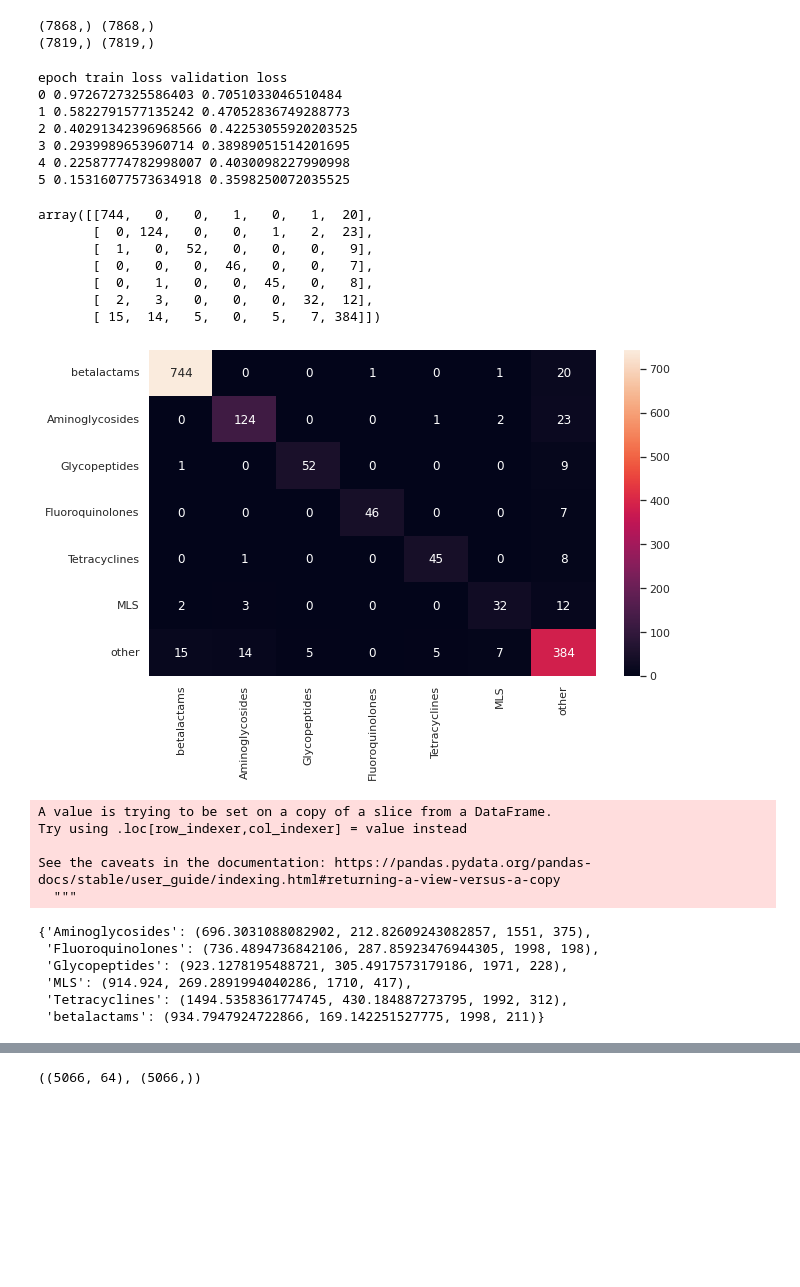
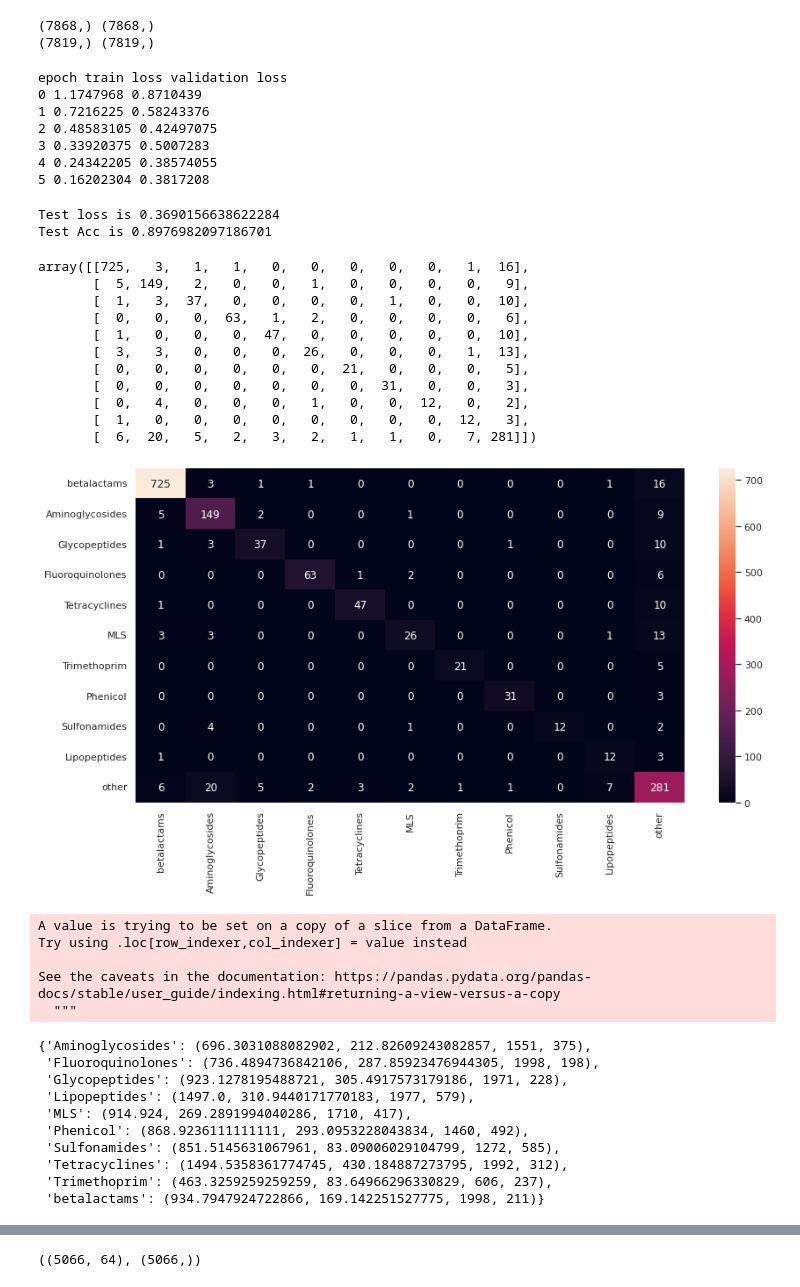
Before and after one commit to bhaweshiitk/20.C51_project, a Jupyter notebook: 20_C51_Graduate_Project.ipynb, the cells around one changed output, grey strips where cells are left out. Drawn from its saved outputs; the diff is of its cells as text; code cells hidden in the pictures; blank space fills up the shorter version.

```diff
--- a/20_C51_Graduate_Project.ipynb
+++ b/20_C51_Graduate_Project.ipynb
@@ -148,8 +148,8 @@ Biguanide_cation_efflux                   1
 Sulfonamide_monooxygenase                 1
 Name: mechanism, Length: 219, dtype: int64
 # %%
-label_1 = ['Aminoglycosides', 'betalactams', 'Glycopeptides', 'Tetracyclines', 'MLS', 'Fluoroquinolones']
-label_2 = ['Class_A_betalactamases', 'Class_B_betalactamases', 'Class_c_betalactamases', 'Class_D_betalactamases']
+label_1 = ['Aminoglycosides', 'betalactams', 'Glycopeptides', 'Tetracyclines', 'MLS', 'Fluoroquinolones', 'Trimethoprim',
+           'Phenicol', 'Sulfonamides', 'Sulfonamides', 'Lipopeptides']
 # %%
 df['labels'] = df["class"]
 df.loc[~df['labels'].isin(label_1),'labels'] = "other"
@@ -179,10 +183,12 @@ print(X.shape, y.shape)
 # %% [output]
 (7868,) (7868,)
 (7819,) (7819,)
+# %%
+code = {'A': 1, 'C': 2, 'G': 3, 'T': 4}
+label_code_1 = {"betalactams":0, "Aminoglycosides":1, "Glycopeptides":2, "Fluoroquinolones":3, "Tetracyclines":4, "MLS":5,
+                 'Trimethoprim':6,'Phenicol':7,  'Sulfonamides':8, 'Lipopeptides':9,"other":10}
 # %%
-code = {'A': 1, 'C': 2, 'G': 3, 'T': 4}
-label_code_1 = {"betalactams":0, "Aminoglycosides":1, "Glycopeptides":2, "Fluoroquinolones":3, "Tetracyclines":4, "MLS":5,
-              "other":6}
+
 import torch.nn.functional as F
 
 def encode(seq, label, labels_dict):
@@ -220,10 +226,10 @@ val_dataloader = DataLoader(val_data, batch_size=batch_size, shuffle=True)# fill
 test_dataloader = DataLoader(test_data, batch_size=batch_size, shuffle=True)# fill in code here
 # %%
 class cnn1d(nn.Module):
-    def __init__(self, label_count = 7):
+    def __init__(self, label_count = len(label_code_1)):
         super(cnn1d, self).__init__()
-        self.embedding = nn.Embedding(5, 8)
-        self.conv1 = nn.Conv1d(8, 64, kernel_size = 3, padding='same')
+        self.embedding = nn.Embedding(5, 2*label_count)
+        self.conv1 = nn.Conv1d(2*label_count, 64, kernel_size = 3, padding='same')
         self.maxpool1 = nn.MaxPool1d(kernel_size=5)
         self.conv2 = nn.Conv1d(64, 64, kernel_size=3, padding="same")
         self.maxpool2 = nn.MaxPool1d(kernel_size=5)
@@ -344,7 +354,7 @@ for epoch in range(6):
     epoch_loss, train_loss = train(model, train_dataloader, optimizer,  device=0)
 
     # Validate your on validation data
-    val_loss = validate(model, val_dataloader, device=0)
+    _, val_loss = validate(model, val_dataloader, device=0)
 
     # Record train and loss performance
     train_loss_curve.append(epoch_loss)
@@ -353,15 +363,15 @@ for epoch in range(6):
     # The learning rate scheduler records the validation loss
     # scheduler.step(val_loss)
 
-    print(epoch, epoch_loss, val_loss)
+    print(epoch, train_loss, val_loss)
 # %% [output]
 epoch train loss validation loss
-0 0.9726727325586403 0.7051033046510484
-1 0.5822791577135242 0.47052836749288773
-2 0.40291342396968566 0.42253055920203525
-3 0.2939989653960714 0.38989051514201695
-4 0.22587774782998007 0.4030098227990998
-5 0.15316077573634918 0.3598250072035525
+0 1.1747968 0.8710439
+1 0.7216225 0.58243376
+2 0.48583105 0.42497075
+3 0.33920375 0.5007283
+4 0.24342205 0.38574055
+5 0.16202304 0.3817208
 # %%
 pred_labels = []
 true_labels = []
@@ -378,28 +388,38 @@ with torch.no_grad():
     true_labels.extend(list(label.squeeze().detach().cpu().numpy()))
     pred_labels.extend(list(preds.squeeze().detach().cpu().numpy()))
 test_loss = test_loss/len(test_data)
+test_acc = (np.array(true_labels) == np.array(pred_labels)).mean()
+print("Test loss is {}".format(test_loss))
+print("Test Acc is {}".format(test_acc))
+# %% [output]
+Test loss is 0.3690156638622284
+Test Acc is 0.8976982097186701
 # %%
 from sklearn.metrics import confusion_matrix
 cmat = confusion_matrix(true_labels, pred_labels)
 cmat
 # %% [output]
-array([[744,   0,   0,   1,   0,   1,  20],
-       [  0, 124,   0,   0,   1,   2,  23],
-       [  1,   0,  52,   0,   0,   0,   9],
-       [  0,   0,   0,  46,   0,   0,   7],
-       [  0,   1,   0,   0,  45,   0,   8],
-       [  2,   3,   0,   0,   0,  32,  12],
-       [ 15,  14,   5,   0,   5,   7, 384]])
+array([[725,   3,   1,   1,   0,   0,   0,   0,   0,   1,  16],
+       [  5, 149,   2,   0,   0,   1,   0,   0,   0,   0,   9],
+       [  1,   3,  37,   0,   0,   0,   0,   1,   0,   0,  10],
+       [  0,   0,   0,  63,   1,   2,   0,   0,   0,   0,   6],
+       [  1,   0,   0,   0,  47,   0,   0,   0,   0,   0,  10],
+       [  3,   3,   0,   0,   0,  26,   0,   0,   0,   1,  13],
+       [  0,   0,   0,   0,   0,   0,  21,   0,   0,   0,   5],
+       [  0,   0,   0,   0,   0,   0,   0,  31,   0,   0,   3],
+       [  0,   4,   0,   0,   0,   1,   0,   0,  12,   0,   2],
+       [  1,   0,   0,   0,   0,   0,   0,   0,   0,  12,   3],
+       [  6,  20,   5,   2,   3,   2,   1,   1,   0,   7, 281]])
 # %%
 import seaborn as sns
-sns.set(rc = {'figure.figsize':(10,6)})
+sns.set(rc = {'figure.figsize':(14,7)})
 
 fig, ax = plt.subplots()
 sns.heatmap(cmat, annot=cmat, fmt="",  ax=ax, yticklabels=(label_code_1.keys()),
             xticklabels=label_code_1.keys())
 plt.show()
 # %% [output]
-[figure, old version]
+[figure, new version]
 # %%
 def get_avg_length_of_seq(df):
   dict_stats = {}
@@ -420,8 +440,12 @@ See the caveats in the documentation: https://pandas.pydata.org/pandas-docs/stab
 {'Aminoglycosides': (696.3031088082902, 212.82609243082857, 1551, 375),
  'Fluoroquinolones': (736.4894736842106, 287.85923476944305, 1998, 198),
  'Glycopeptides': (923.1278195488721, 305.4917573179186, 1971, 228),
+ 'Lipopeptides': (1497.0, 310.9440171770183, 1977, 579),
  'MLS': (914.924, 269.2891994040286, 1710, 417),
+ 'Phenicol': (868.9236111111111, 293.0953228043834, 1460, 492),
+ 'Sulfonamides': (851.5145631067961, 83.09006029104799, 1272, 585),
  'Tetracyclines': (1494.5358361774745, 430.184887273795, 1992, 312),
+ 'Trimethoprim': (463.3259259259259, 83.64966296330829, 606, 237),
  'betalactams': (934.7947924722866, 169.142251527775, 1998, 211)}
 # %%
 model_cut = torch.nn.Sequential(*(list(model.children())[:-1]), model.dense[:-2])
```
Also changed, not shown: parts of 44 cells of this notebook.
